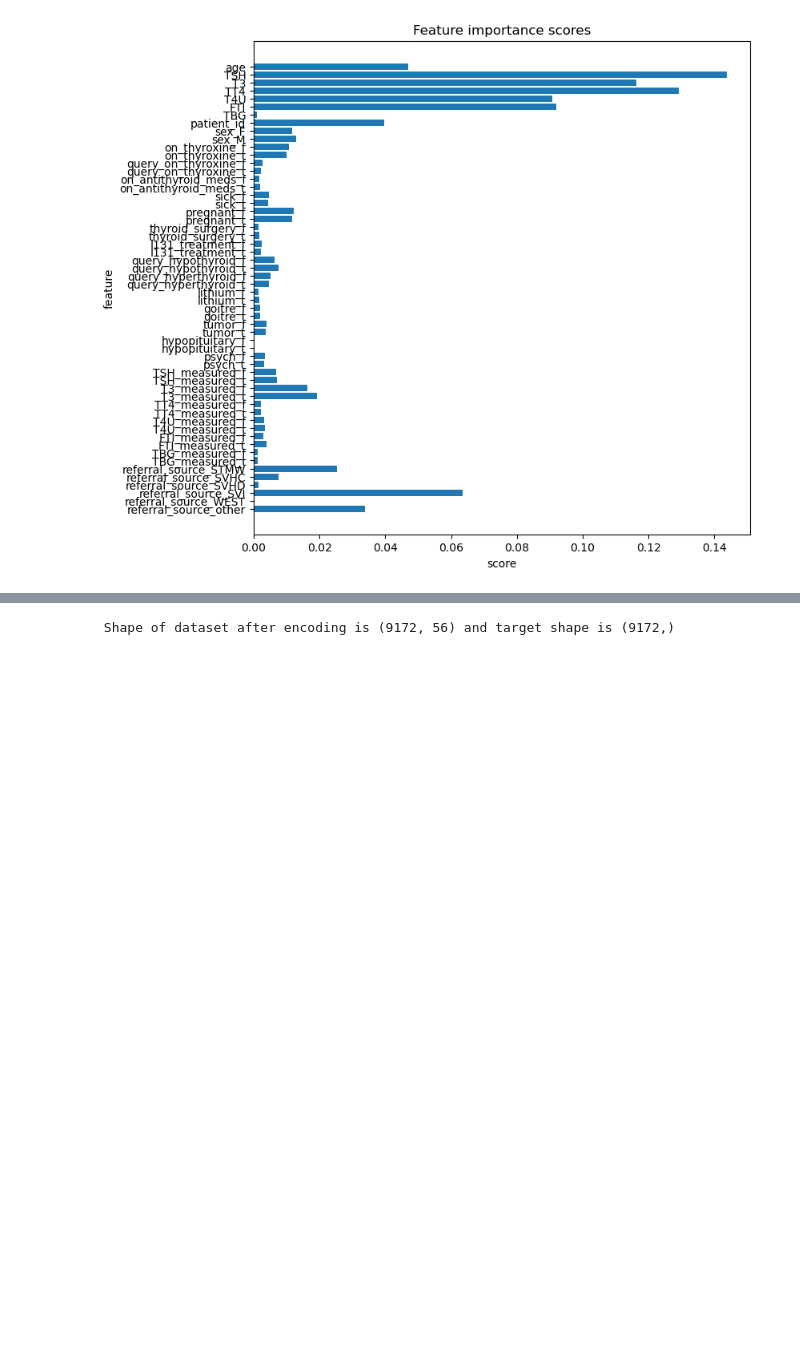
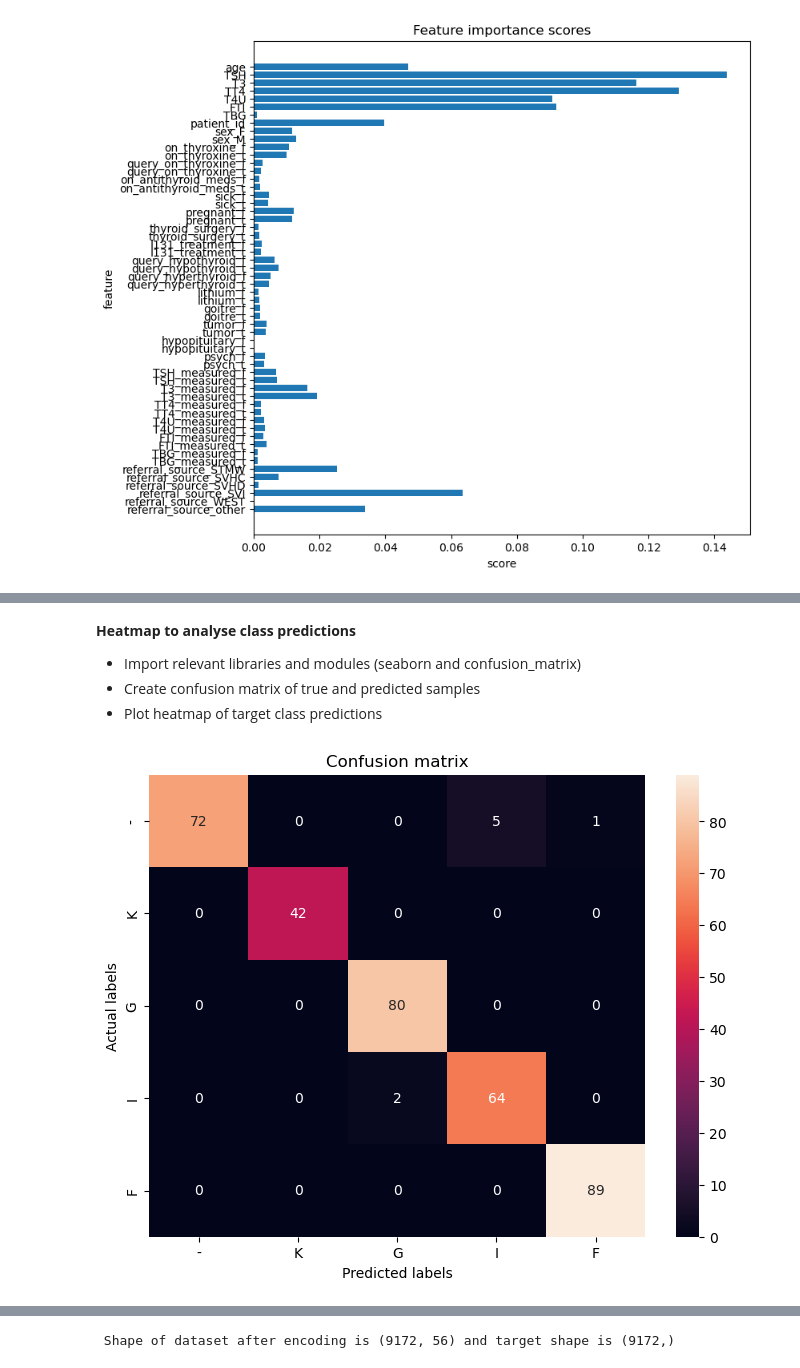
Before and after one commit to doctorflu77/disease_pred, a Jupyter notebook: code/rfc_.99.ipynb, the cells around one changed output, grey strips where cells are left out. Drawn from its saved outputs; the diff is of its cells as text; code cells hidden in the pictures; blank space fills up the shorter version.

```diff
--- a/code/rfc_.99.ipynb
+++ b/code/rfc_.99.ipynb
@@ -48,6 +49,14 @@ D|R       1
 E         1
 Name: target, dtype: int64
 # %%
+target_labels_org = {
+    '-'  : 'Normal',
+    'K' :  'concurrent non-thyroidal illness',
+    'G' : 'compensated hypothyroid',
+    'I'  : 'increased binding protein',
+    'F'  : 'primary hypothyroid'
+}
+
 target_labels = {
     '-'  : 'Normal',
     'K' :  'concurrent non-thyroidal illness',
@@ -194,5 +199,6 @@ Index(['age', 'TSH', 'T3', 'TT4', 'T4U', 'FTI', 'patient_id', 'T3_measured_f',
 # training model on selected features
 mod_v1 = RandomForestClassifier(n_estimators=200, max_depth=20) #model with selected MLFS features
 mod_v1.fit(X_train1, y_train1)
-mod_v1.score(X_test1, y_test1)
+print (f'Performance of original model is : {mod_v1.score(X_test1, y_test1)}')
+y_pred1 = mod_v1.predict(X_test1)
 # %% [output]
@@ -270,0 +287,18 @@ plt.show()
+# %% [markdown]
+**Heatmap to analyse class predictions**
+- Import relevant libraries and modules (seaborn and confusion_matrix)
+- Create confusion matrix of true and predicted samples
+- Plot heatmap of target class predictions
+# %%
+import seaborn as sns
+from sklearn.metrics import confusion_matrix
+cm = confusion_matrix(y_test1, y_pred1)
+plt.figure(figsize= (8,6))
+heatmap = sns.heatmap(cm, annot= True, xticklabels= target_labels_org,
+                      yticklabels= target_labels_org)
+plt.xlabel('Predicted labels')
+plt.ylabel('Actual labels')
+plt.title('Confusion matrix')
+plt.show()
+# %% [output]
+[figure, added]
```
Also changed, not shown: parts of 52 cells of this notebook, 4 other files.
